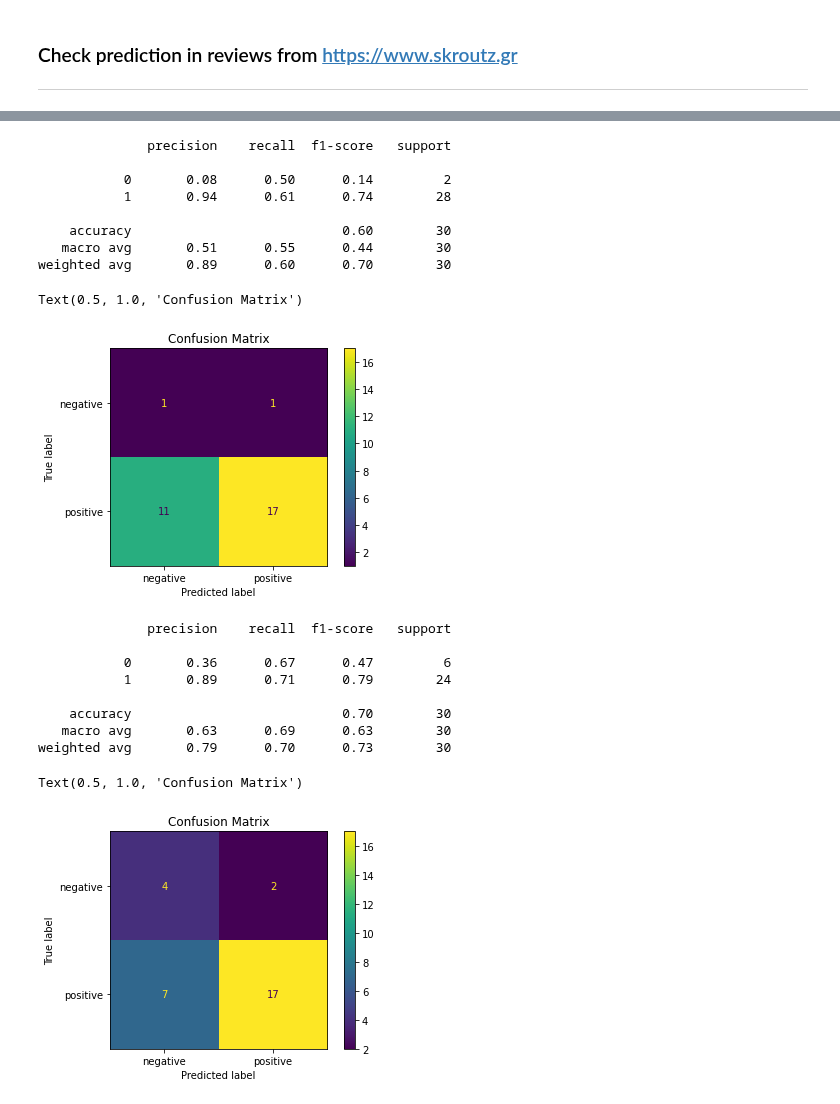
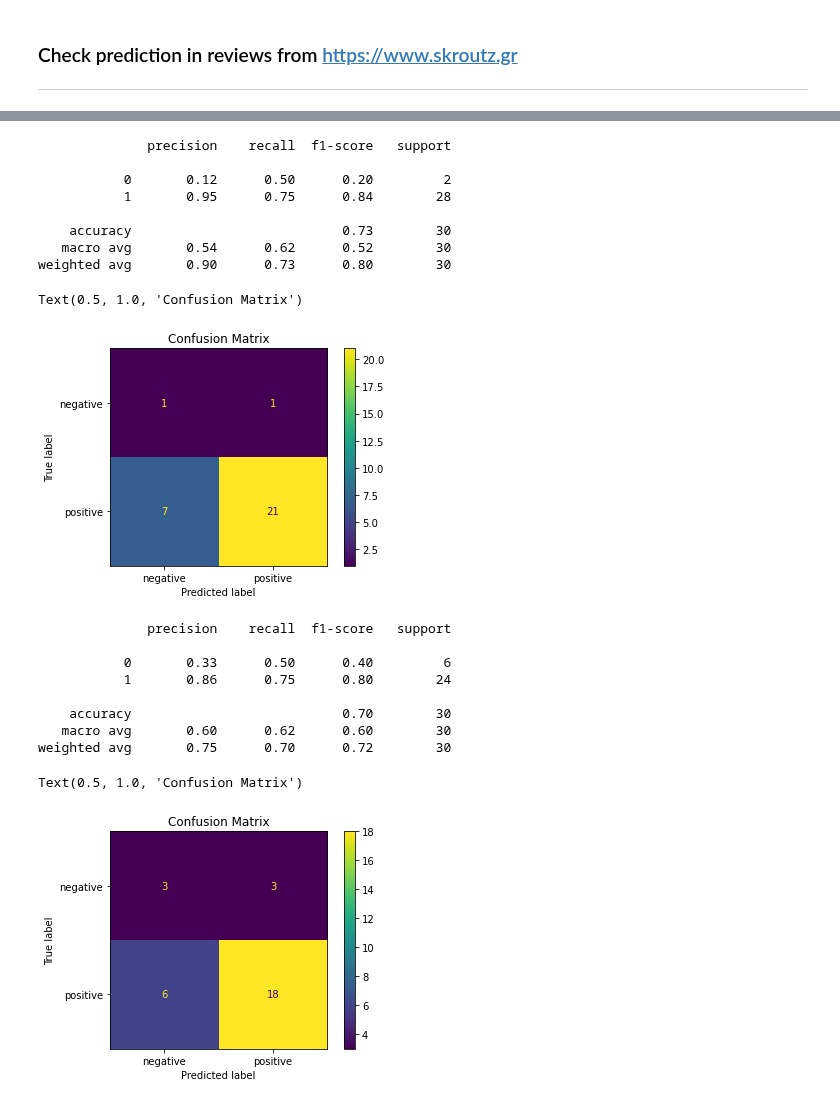
Before and after one commit to JoKoum/Machine-Learning-Project, a Jupyter notebook: Analyze-review-sentiment.ipynb, the cells around one changed output, grey strips where cells are left out. Saved outputs shown, nothing was run; the diff lists cells and outputs as text; code cells hidden in the pictures.

```diff
--- a/Analyze-review-sentiment.ipynb
+++ b/Analyze-review-sentiment.ipynb
@@ -127,7 +127,7 @@ Introducing a function to clean the translated text, that converts words to lowe
 # %%
 #Clean reviews text
 punctuation = set(string.punctuation)
-latin = re.compile(r'[^a-zÀ-ÿ0-9]+') #Locate digits and Latin characters
+greek = re.compile(r'[α-ωά-ώϊϋΐΰ]+') #Isolate greek characters
 special_chars = re.compile('[u"\U0001F300-\U0001F5FF"]+',flags=re.UNICODE) #Locate special characters like emojis
 nlp = spacy.load('el_core_news_sm')
 
@@ -142,7 +142,7 @@ def clean_text(text):
     # Remove special characters
     text = special_chars.sub(r'',text)
     # Remove Latin characters
-    wordList = latin.findall(text)
+    wordList = greek.findall(text)
     # Remove punctuation
     wordList = ["".join(x for x in word if (x=="'")|(x not in punctuation)) for word in wordList]
     # Remove stopwords
@@ -407,7 +407,7 @@ def model_training(X,y,algorithm,balanced=False):
     metrics_dict['Average training time'] = average_training_time
     print('Average training time: ',average_training_time)
 
-    metrics_dict['Total testing time'] = average_testing_time
+    metrics_dict['Average testing time'] = average_testing_time
     print('Average testing time: ',average_testing_time,'\n')
 
     metrics_dict['Accuracy'] = average_accuracy
@@ -516,7 +516,7 @@ colors = ['#A00000','#A0FFF1','#A000FF','#00F0A0',
           '#BFA500','#DFA500','#FFF500','#FFAFF0']
 
 for k, learner in enumerate(learners.keys()):
-    for j, metric in enumerate(['Average training time','Total testing time','Accuracy','F1 Score']):
+    for j, metric in enumerate(['Average training time','Average testing time','Accuracy','F1 Score']):
         ax[j//2, j%2].bar(k, metrics_dict[learner][metric],color = colors[k])
 
 ax[0, 0].set_ylabel("Time (in seconds)")
@@ -645,44 +645,44 @@ Text(0.5, 1.0, 'Confusion Matrix')
 # %%
 url = 'https://www.skroutz.gr/s/12247000/Gigabyte-GeForce-GT-1030-2GB-OC-GV-N1030OC-2GI.html#reviews'
 rselector= '#sku_reviews_list > li div.review-body'
 sselector = '#sku_reviews_list > li div.actual-rating > span'
 data = data_extraction(url,rselector,sselector)
-vectorized_data = tfidfvectorizer_downsampled.transform(data['reviews'])
-predictions = text_svm_downsampled.predict(vectorized_data)
-print(metrics.classification_report(data['sentiment'],text_svm_downsampled.predict(vectorized_data)))
-confusion_matrix = metrics.plot_confusion_matrix(text_svm_downsampled,vectorized_data,data['sentiment'],
+vectorized_data = tfidfvectorizer.transform(data['reviews'])
+predictions = text_svm.predict(vectorized_data)
+print(metrics.classification_report(data['sentiment'],text_svm.predict(vectorized_data)))
+confusion_matrix = metrics.plot_confusion_matrix(text_svm,vectorized_data,data['sentiment'],
                                                  display_labels=['negative','positive'])
 confusion_matrix.ax_.set_title('Confusion Matrix')
 # %% [output]
               precision    recall  f1-score   support
 
-           0       0.08      0.50      0.14         2
-           1       0.94      0.61      0.74        28
+           0       0.12      0.50      0.20         2
+           1       0.95      0.75      0.84        28
 
-    accuracy                           0.60        30
-   macro avg       0.51      0.55      0.44        30
-weighted avg       0.89      0.60      0.70        30
+    accuracy                           0.73        30
+   macro avg       0.54      0.62      0.52        30
+weighted avg       0.90      0.73      0.80        30
 Text(0.5, 1.0, 'Confusion Matrix')
-[figure, old version]
+[figure, new version]
 # %%
 url = 'https://www.skroutz.gr/s/5281582/Adidas-Stan-Smith-M20325.html#reviews'
 rselector= '#sku_reviews_list > li div.review-body'
 sselector = '#sku_reviews_list > li div.actual-rating > span'
 data = data_extraction(url,rselector,sselector)
-vectorized_data = tfidfvectorizer_downsampled.transform(data['reviews'])
-predictions = text_svm_downsampled.predict(vectorized_data)
-print(metrics.classification_report(data['sentiment'],text_svm_downsampled.predict(vectorized_data)))
-confusion_matrix = metrics.plot_confusion_matrix(text_svm_downsampled,vectorized_data,data['sentiment'],
+vectorized_data = tfidfvectorizer.transform(data['reviews'])
+predictions = text_svm.predict(vectorized_data)
+print(metrics.classification_report(data['sentiment'],text_svm.predict(vectorized_data)))
+confusion_matrix = metrics.plot_confusion_matrix(text_svm,vectorized_data,data['sentiment'],
                                                  display_labels=['negative','positive'])
 confusion_matrix.ax_.set_title('Confusion Matrix')
 # %% [output]
               precision    recall  f1-score   support
 
-           0       0.36      0.67      0.47         6
-           1       0.89      0.71      0.79        24
+           0       0.33      0.50      0.40         6
+           1       0.86      0.75      0.80        24
 
     accuracy                           0.70        30
-   macro avg       0.63      0.69      0.63        30
-weighted avg       0.79      0.70      0.73        30
+   macro avg       0.60      0.62      0.60        30
+weighted avg       0.75      0.70      0.72        30
 Text(0.5, 1.0, 'Confusion Matrix')
-[figure, old version]
+[figure, new version]
```
Also changed, not shown: parts of 15 cells of this notebook.
